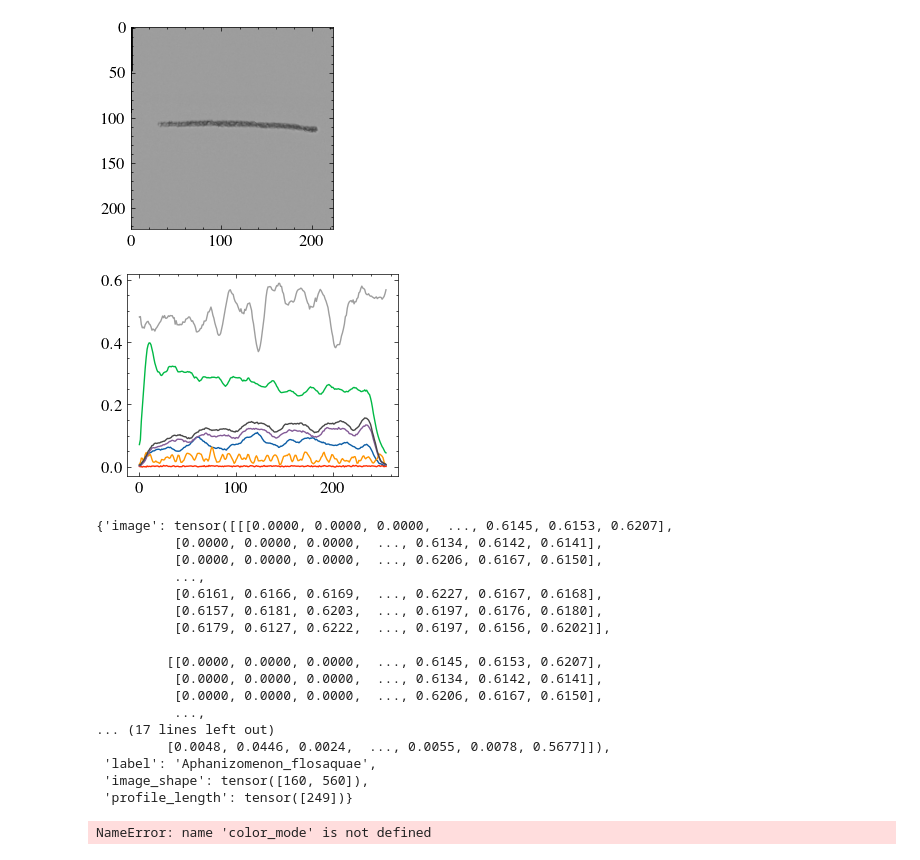
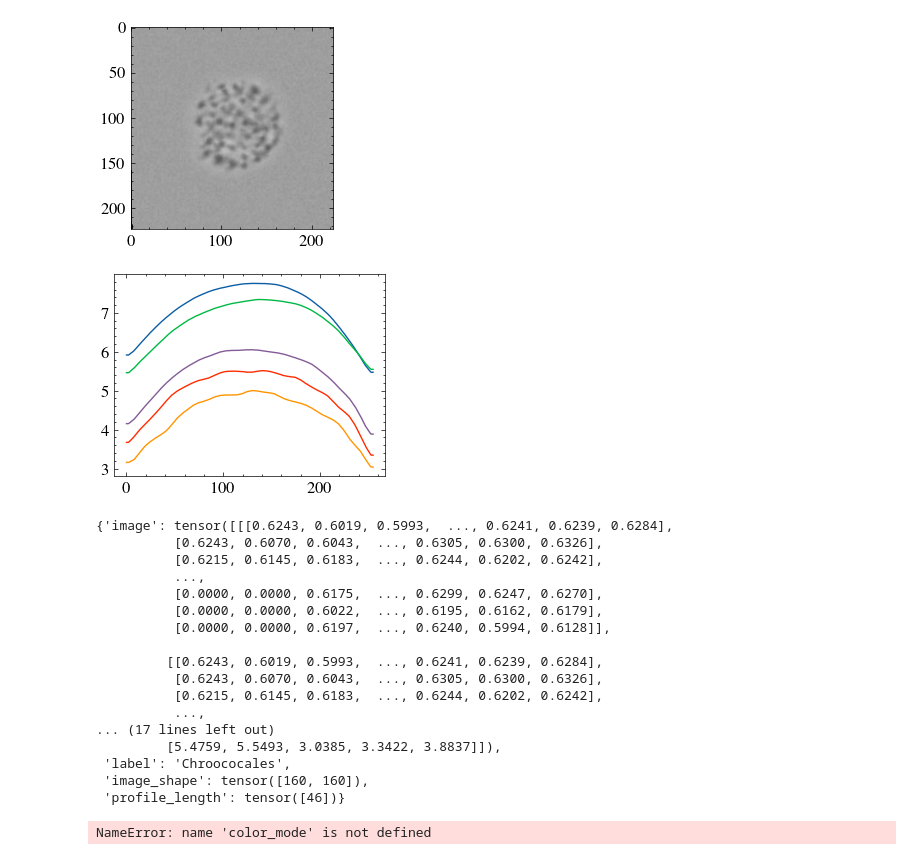
Before and after one commit to imveikka/multimodal_plankton_recognition, a Jupyter notebook: sandbox.ipynb, the cells around one changed output. Drawn from its saved outputs; the diff is of its cells as text; code cells hidden in the pictures.

Commit message:
profile analysis

```diff
--- a/sandbox.ipynb
+++ b/sandbox.ipynb
@@ -49,7 +49,7 @@ encoder = ProfileTransformer(7, 256, 2)
 annotation_id = 'small'
 max_len = 256
 
-data_path = Path('./data/CytoSense')
+data_path = Path('./data/CytoSense') / annotation_id
 
 image_transforms = ImageTransforms()
 signal_transforms = ProfileTransform(max_len=max_len)
@@ -70,35 +70,35 @@ valid_set = MultiSet(annotation_path=data_path / f'{annotation_id}_valid.csv',
                     profile_transform=signal_transforms,
                     pair_augmentation=None)
 # %%
-data = train_set[0]
+data = train_set[200]
 
 plt.imshow(data['image'].permute(1, 2, 0))
 plt.show()
 
 plt.plot(data['profile'])
 plt.show()
 
 data
 # %% [output]
-[figure, old version]
+[figure, new version]
-[figure, old version]
+[figure, new version]
-{'image': tensor([[[0.0000, 0.0000, 0.0000,  ..., 0.6145, 0.6153, 0.6207],
-          [0.0000, 0.0000, 0.0000,  ..., 0.6134, 0.6142, 0.6141],
-          [0.0000, 0.0000, 0.0000,  ..., 0.6206, 0.6167, 0.6150],
+{'image': tensor([[[0.6243, 0.6019, 0.5993,  ..., 0.6241, 0.6239, 0.6284],
+          [0.6243, 0.6070, 0.6043,  ..., 0.6305, 0.6300, 0.6326],
+          [0.6215, 0.6145, 0.6183,  ..., 0.6244, 0.6202, 0.6242],
           ...,
-          [0.6161, 0.6166, 0.6169,  ..., 0.6227, 0.6167, 0.6168],
-          [0.6157, 0.6181, 0.6203,  ..., 0.6197, 0.6176, 0.6180],
-          [0.6179, 0.6127, 0.6222,  ..., 0.6197, 0.6156, 0.6202]],
+          [0.0000, 0.0000, 0.6175,  ..., 0.6299, 0.6247, 0.6270],
+          [0.0000, 0.0000, 0.6022,  ..., 0.6195, 0.6162, 0.6179],
+          [0.0000, 0.0000, 0.6197,  ..., 0.6240, 0.5994, 0.6128]],
 
-         [[0.0000, 0.0000, 0.0000,  ..., 0.6145, 0.6153, 0.6207],
-          [0.0000, 0.0000, 0.0000,  ..., 0.6134, 0.6142, 0.6141],
-          [0.0000, 0.0000, 0.0000,  ..., 0.6206, 0.6167, 0.6150],
+         [[0.6243, 0.6019, 0.5993,  ..., 0.6241, 0.6239, 0.6284],
+          [0.6243, 0.6070, 0.6043,  ..., 0.6305, 0.6300, 0.6326],
+          [0.6215, 0.6145, 0.6183,  ..., 0.6244, 0.6202, 0.6242],
           ...,
 ... (17 lines left out)
-         [0.0048, 0.0446, 0.0024,  ..., 0.0055, 0.0078, 0.5677]]),
- 'label': 'Aphanizomenon_flosaquae',
- 'image_shape': tensor([160, 560]),
- 'profile_length': tensor([249])}
+         [5.4759, 5.5493, 3.0385, 3.3422, 3.8837]]),
+ 'label': 'Chroococales',
+ 'image_shape': tensor([160, 160]),
+ 'profile_length': tensor([46])}
 # %%
 noise = np.random.normal(loc=color_mode, scale=color_std, size=image.shape).astype(np.uint8)
 
```
Also changed, not shown: 4 other files.
